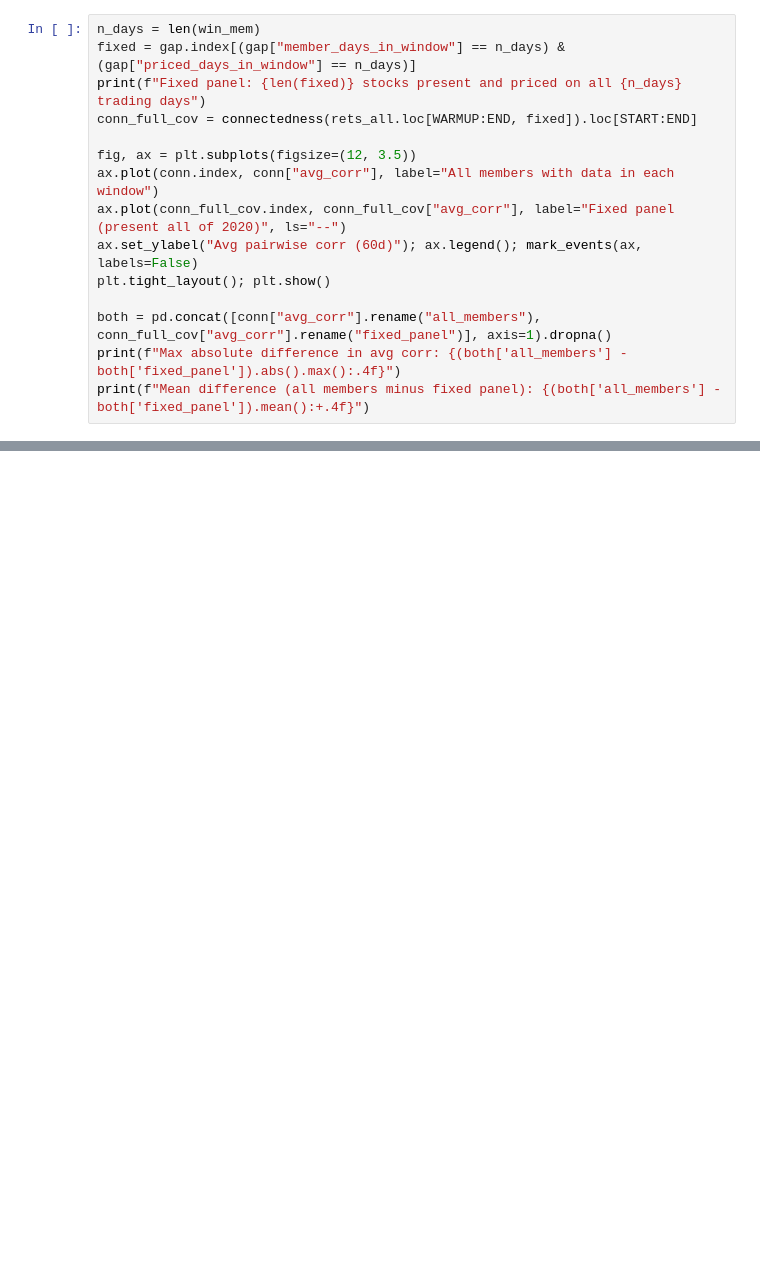
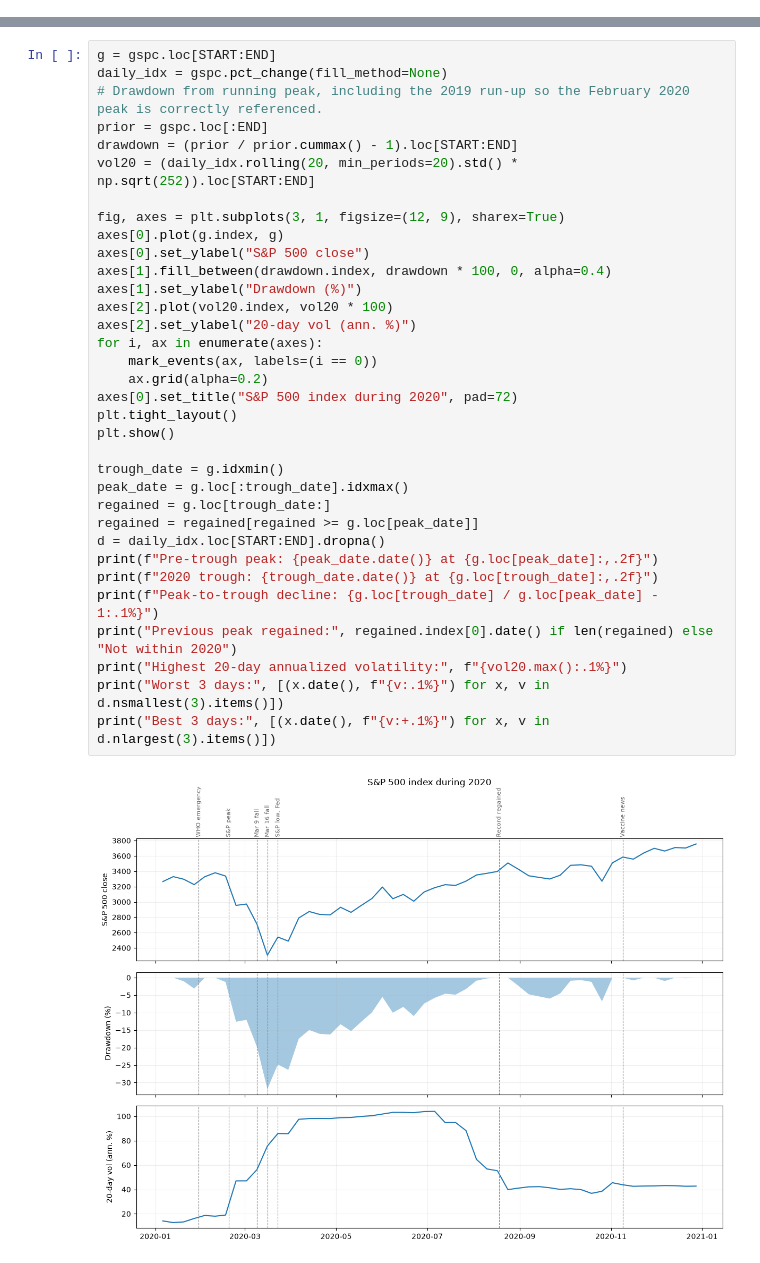
Before and after one commit to rishimaroju25/RGBFS, a Jupyter notebook: eda_2020.ipynb, the cells around one changed output, grey strips where cells are left out. Cells and saved outputs as stored; diff of their text form; blank space fills up the shorter version.

```diff
--- a/eda_2020.ipynb
+++ b/eda_2020.ipynb
@@ -403,15 +0,0 @@ Section 6 uses a rolling universe: whichever stocks were members with data in ea
-# %%
-n_days = len(win_mem)
-fixed = gap.index[(gap["member_days_in_window"] == n_days) & (gap["priced_days_in_window"] == n_days)]
-print(f"Fixed panel: {len(fixed)} stocks present and priced on all {n_days} trading days")
-conn_full_cov = connectedness(rets_all.loc[WARMUP:END, fixed]).loc[START:END]
-
-fig, ax = plt.subplots(figsize=(12, 3.5))
-ax.plot(conn.index, conn["avg_corr"], label="All members with data in each window")
-ax.plot(conn_full_cov.index, conn_full_cov["avg_corr"], label="Fixed panel (present all of 2020)", ls="--")
-ax.set_ylabel("Avg pairwise corr (60d)"); ax.legend(); mark_events(ax, labels=False)
-plt.tight_layout(); plt.show()
-
-both = pd.concat([conn["avg_corr"].rename("all_members"), conn_full_cov["avg_corr"].rename("fixed_panel")], axis=1).dropna()
-print(f"Max absolute difference in avg corr: {(both['all_members'] - both['fixed_panel']).abs().max():.4f}")
-print(f"Mean difference (all members minus fixed panel): {(both['all_members'] - both['fixed_panel']).mean():+.4f}")
@@ -450,0 +109,36 @@ Saved to data/processed/eda_2020
+# %%
+g = gspc.loc[START:END]
+daily_idx = gspc.pct_change(fill_method=None)
+# Drawdown from running peak, including the 2019 run-up so the February 2020 peak is correctly referenced.
+prior = gspc.loc[:END]
+drawdown = (prior / prior.cummax() - 1).loc[START:END]
+vol20 = (daily_idx.rolling(20, min_periods=20).std() * np.sqrt(252)).loc[START:END]
+
+fig, axes = plt.subplots(3, 1, figsize=(12, 9), sharex=True)
+axes[0].plot(g.index, g)
+axes[0].set_ylabel("S&P 500 close")
+axes[1].fill_between(drawdown.index, drawdown * 100, 0, alpha=0.4)
+axes[1].set_ylabel("Drawdown (%)")
+axes[2].plot(vol20.index, vol20 * 100)
+axes[2].set_ylabel("20-day vol (ann. %)")
+for i, ax in enumerate(axes):
+    mark_events(ax, labels=(i == 0))
+    ax.grid(alpha=0.2)
+axes[0].set_title("S&P 500 index during 2020", pad=72)
+plt.tight_layout()
+plt.show()
+
+trough_date = g.idxmin()
+peak_date = g.loc[:trough_date].idxmax()
+regained = g.loc[trough_date:]
+regained = regained[regained >= g.loc[peak_date]]
+d = daily_idx.loc[START:END].dropna()
+print(f"Pre-trough peak: {peak_date.date()} at {g.loc[peak_date]:,.2f}")
+print(f"2020 trough: {trough_date.date()} at {g.loc[trough_date]:,.2f}")
+print(f"Peak-to-trough decline: {g.loc[trough_date] / g.loc[peak_date] - 1:.1%}")
+print("Previous peak regained:", regained.index[0].date() if len(regained) else "Not within 2020")
+print("Highest 20-day annualized volatility:", f"{vol20.max():.1%}")
+print("Worst 3 days:", [(x.date(), f"{v:.1%}") for x, v in d.nsmallest(3).items()])
+print("Best 3 days:", [(x.date(), f"{v:+.1%}") for x, v in d.nlargest(3).items()])
+# %% [output]
+[figure, added]
```
Also changed, not shown: parts of 40 cells of this notebook.
